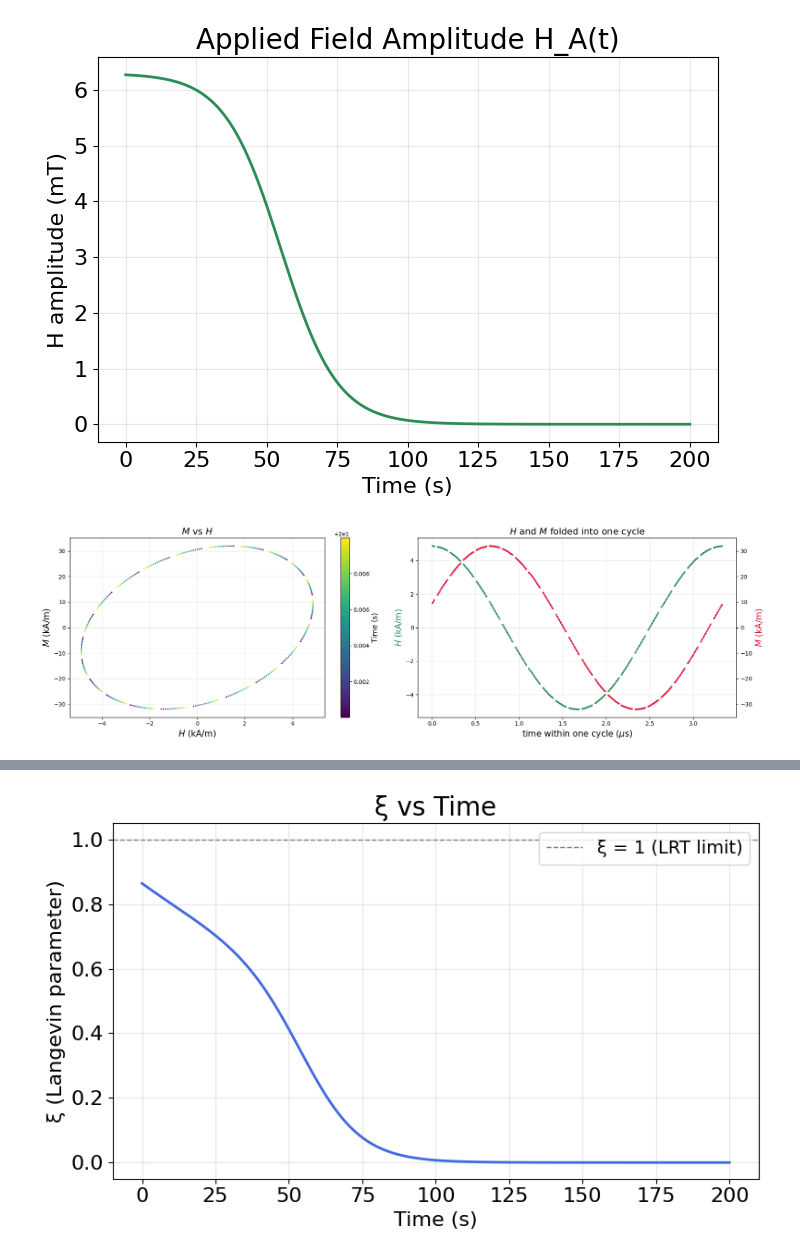
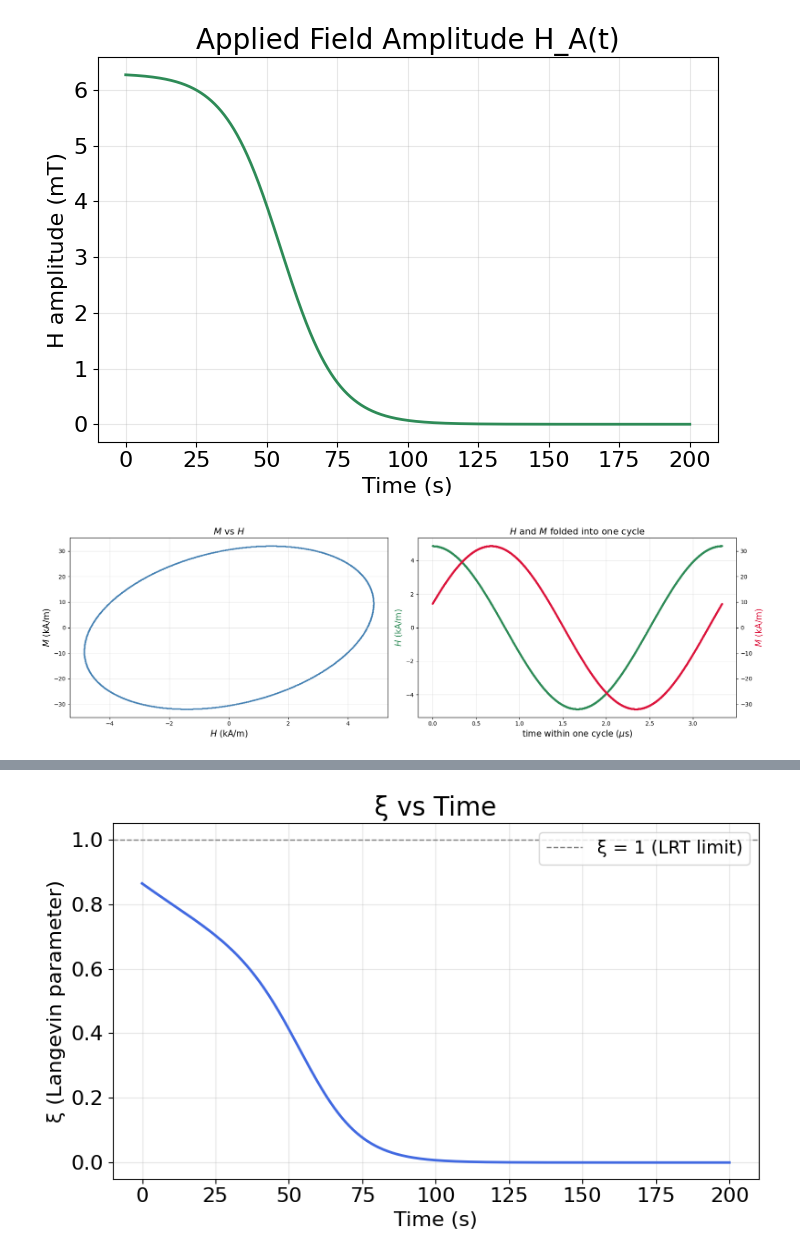
Before and after one commit to b00001/sciusproject-hyperthermia, a Jupyter notebook: hysteresis_Nanoparticle_Temperature_vs_Time_LRT.ipynb, the cells around one changed output, grey strips where cells are left out. Cells and saved outputs as stored; diff of their text form; code cells hidden in the pictures.

```diff
--- a/hysteresis_Nanoparticle_Temperature_vs_Time_LRT.ipynb
+++ b/hysteresis_Nanoparticle_Temperature_vs_Time_LRT.ipynb
@@ -77,8 +78,7 @@ H_of_t = lambda t: H_min + (H_max - H_min) / (1 + np.exp((t - t0) / w))
 T_initial = 309.0     # [K]
 t_total   = 200       # [s]  เวลารวม
 
-cyc_per_step = 10 + 1 / np.pi     # จำนวนรอบสนามต่อ 1 สเต็ป (ห้ามเป็นจำนวนเต็ม)
-dt           = cyc_per_step / f    # [s]
+dt           = 10 / f * np.pi  # [s]
 n_steps      = int(t_total / dt)
 
 time_array  = np.zeros(n_steps + 1)
@@ -143,3 +143,7 @@ for i in range(1, n_steps + 1):
         print(f"อุณหภูมิล่าสุด = {tem_i:.4f} K")
         last_i = i
         break
+
+    if i % 500 == 0:
+        clear_output(wait=True)
+        print(f"t = {t:7.2f} s | T = {tem_i:7.2f} K | {100*t/t_total:5.1f}%")
@@ -181,37 +187,36 @@ plt.show()
 # ================================================================
 #  PLOT hysteresis H / M
 # ================================================================
 sl  = slice(0, last_i + 1)
 t_p = time_array[sl]
 H_p = Hinst_array[sl] / 1e3      # kA/m
 M_p = Minst_array[sl] / 1e3      # kA/m
 
-t_start, t_end = 20.0, 20 + 0.01        # WINDOW HERE
+t_start, t_end = 20.0, 20 + (1/3)       # WINDOW HERE
 mk = (t_p >= t_start) & (t_p <= t_end)
 
 fig, ax = plt.subplots(1, 2, figsize=(18, 5.5))
 
-sc = ax[0].scatter(H_p[mk], M_p[mk], c=t_p[mk], cmap='viridis', s=2)
-cb = fig.colorbar(sc, ax=ax[0]); cb.set_label('Time (s)', fontsize=13)
+ax[0].scatter(H_p[mk], M_p[mk], s=2, color='steelblue')
 ax[0].set_xlabel('$H$ (kA/m)', fontsize=15)
 ax[0].set_ylabel('$M$ (kA/m)', fontsize=15)
 ax[0].set_title('$M$ vs $H$', fontsize=16)
 ax[0].grid(True, alpha=0.3)
 
 tph = np.mod(omega * t_p[mk], 2 * np.pi) / omega * 1e6
 ax[1].plot(tph, H_p[mk], '.', ms=4, color='seagreen')
 a1 = ax[1].twinx()
 a1.plot(tph, M_p[mk], '.', ms=4, color='crimson')
 ax[1].set_xlabel('time within one cycle ($\\mu$s)', fontsize=15)
 ax[1].set_ylabel('$H$ (kA/m)', fontsize=15, color='seagreen')
 a1.set_ylabel('$M$ (kA/m)', fontsize=15, color='crimson')
 ax[1].set_title('$H$ and $M$ folded into one cycle', fontsize=16)
 ax[1].grid(True, alpha=0.3)
 
 plt.tight_layout()
 plt.show()
 # %% [output]
-[figure, old version]
+[figure, new version]
 # %%
 # ---- Temperature vs Time ----
 plt.figure(figsize=(7, 5))
```
Also changed, not shown: parts of 4 cells of this notebook.
